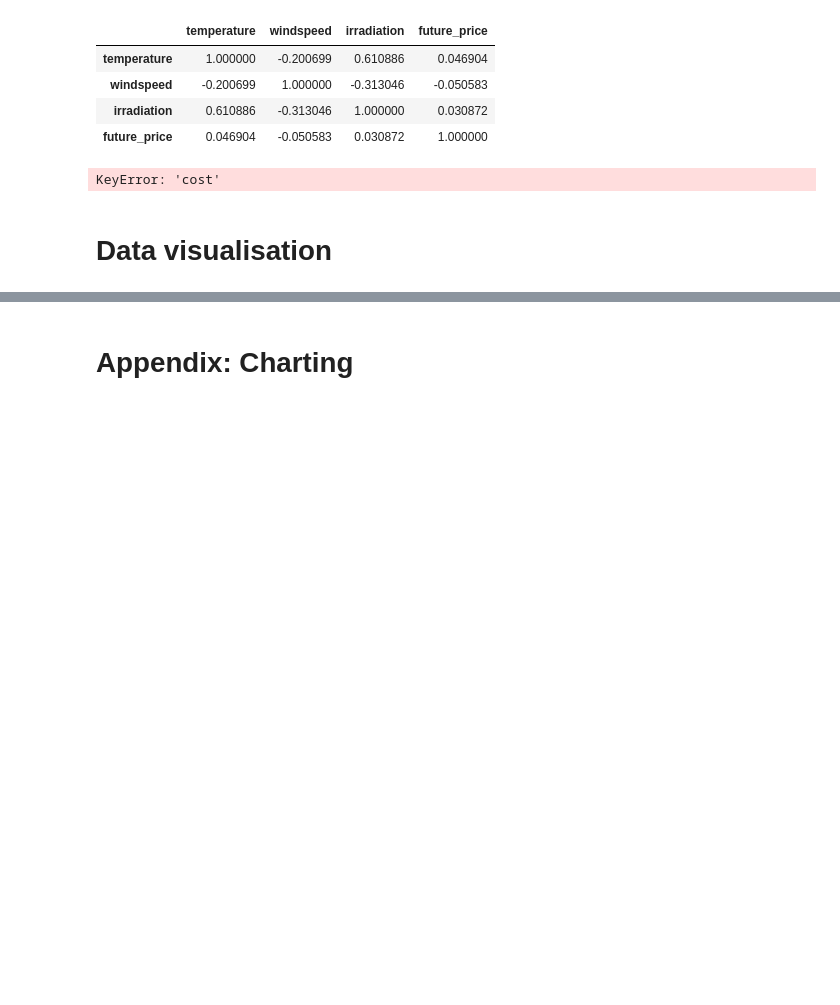
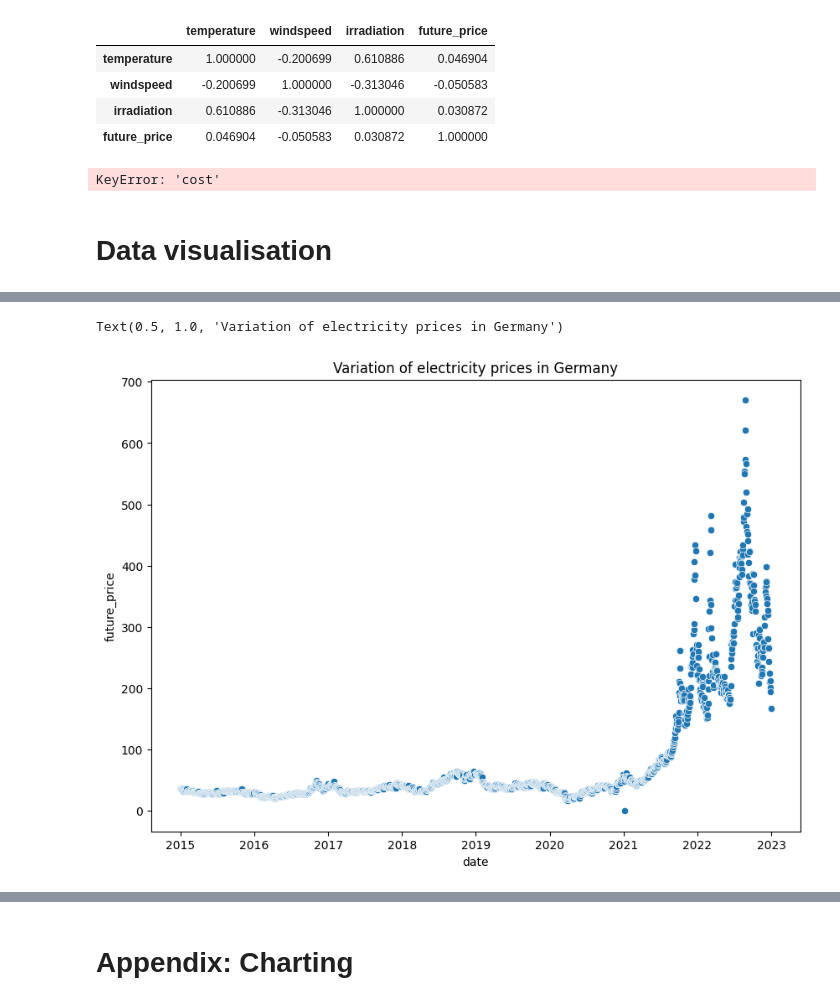
Before and after one commit to Sarthak-Singh1996/Predicting-European-Electricity-Prices, a Jupyter notebook: scripts/preprocessing.ipynb, the cells around one changed output, grey strips where cells are left out. Drawn from its saved outputs; the diff is of its cells as text; code cells hidden in the pictures; blank space fills up the shorter version.

```diff
--- a/scripts/preprocessing.ipynb
+++ b/scripts/preprocessing.ipynb
@@ -843,3 +851,12 @@ sns.scatterplot(x="date", y="future_price",
+# %%
+plt.figure(figsize=(10, 7))
+sns.scatterplot(x="date", y="future_price",
+                palette=sns.color_palette(["#2ecc71", "#e74c3c"]),
+                sizes=(10, 300), data=df)
+plt.title('Variation of electricity prices in Germany')
+# %% [output]
+Text(0.5, 1.0, 'Variation of electricity prices in Germany')
+[figure, added]
 # %%
 plt.figure(figsize=(10,5))
 
```
Also changed, not shown: parts of 32 cells of this notebook.
